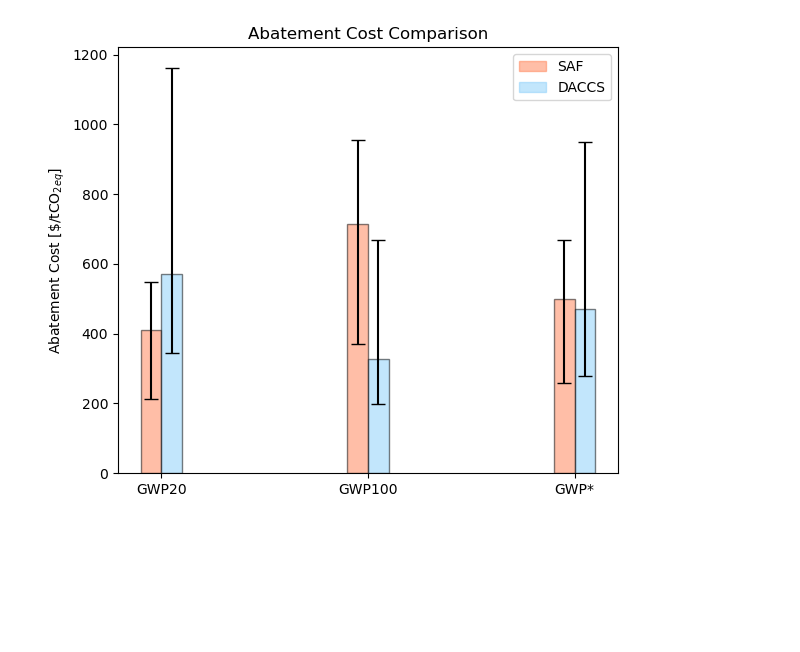
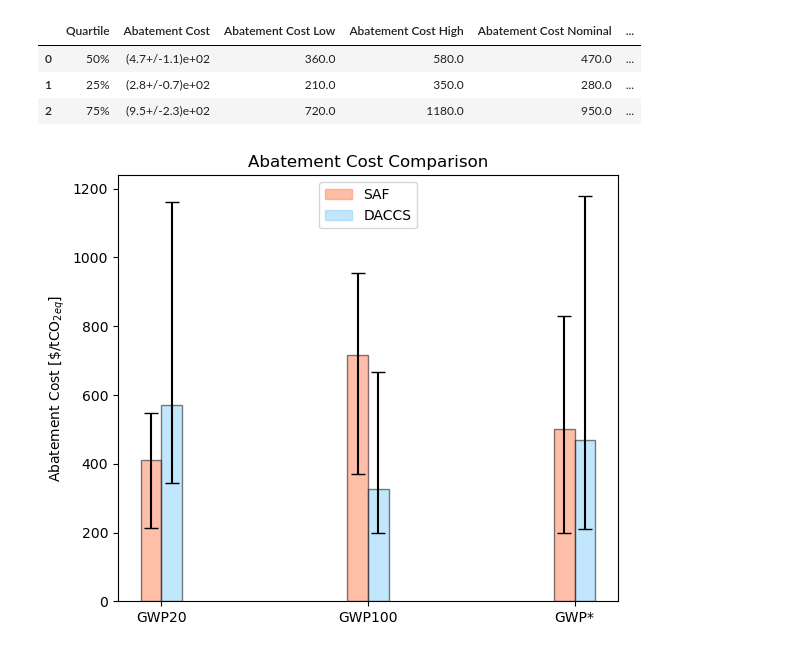
Before and after one commit to kfdsievert/DACCSvDACCU, a Jupyter notebook: code/plots.ipynb, the cells around one changed output. Drawn from its saved outputs; the diff is of its cells as text; code cells hidden in the pictures; blank space fills up the shorter version.

Commit message:
Fixed errors in Error bars for plots
1. Error bars were incorrectly calibrated.

```diff
--- a/code/plots.ipynb
+++ b/code/plots.ipynb
@@ -59,6 +59,13 @@ for df in abatement_cost_daccs_dfs.values():
 # GWP abatement cost dfs are those that don't have GWP* in the name
 gwp_abatement_cost_saf_dfs = {k: v for k, v in abatement_cost_saf_dfs.items() if "GWP*" not in k}
 gwp_abatement_cost_daccs_dfs = {k: v for k, v in abatement_cost_daccs_dfs.items() if "GWP*" not in k}
+# %%
+abatement_cost_gwp_star_daccs
+# %% [output]
+|  | Quartile | Abatement Cost | Abatement Cost Low | Abatement Cost High | Abatement Cost Nominal | ... |
+| 0 | 50% | (4.7+/-1.1)e+02 | 360.0 | 580.0 | 470.0 | ... |
+| 1 | 25% | (2.8+/-0.7)e+02 | 210.0 | 350.0 | 280.0 | ... |
+| 2 | 75% | (9.5+/-2.3)e+02 | 720.0 | 1180.0 | 950.0 | ... |
 # %%
 # Create figure and axis
 fig, ax = plt.subplots(figsize=(6, 5))  # Adjusted width for additional bars
@@ -83,7 +90,7 @@ for i, (df_name, df) in enumerate(gwp_abatement_cost_saf_dfs.items()):
     )
     # Add error bars
     ax.errorbar(
-        x_position, median_cost, yerr=[[median_cost - lower_cost], [upper_cost - median_cost]],
+        x_position, median_cost, yerr=[[median_cost-lower_cost], [upper_cost - median_cost]],
         color='black', capsize=5, capthick=1, fmt='none'
     )
 
@@ -103,7 +110,7 @@ for i, (df_name, df) in enumerate(gwp_abatement_cost_daccs_dfs.items()):
     )
     # Add error bars
     ax.errorbar(
-        x_position, median_cost, yerr=[[median_cost - lower_cost], [upper_cost - median_cost]],
+        x_position, median_cost, yerr=[[median_cost- lower_cost], [upper_cost-median_cost]],
         color='black', capsize=5, capthick=1, fmt='none'
     )
 
@@ -111,8 +118,8 @@ for i, (df_name, df) in enumerate(gwp_abatement_cost_daccs_dfs.items()):
 x_position = len(gwp_abatement_cost_saf_dfs)
 abatement_cost_gwp_star_saf.set_index("Quartile", inplace=True)
 median_cost = abatement_cost_gwp_star_saf.loc["50%", "Abatement Cost Nominal"]
-lower_cost = abatement_cost_gwp_star_saf.loc["25%", "Abatement Cost Nominal"]
-upper_cost = abatement_cost_gwp_star_saf.loc["75%", "Abatement Cost Nominal"]
+lower_cost = abatement_cost_gwp_star_saf.loc["25%", "Abatement Cost Low"]
+upper_cost = abatement_cost_gwp_star_saf.loc["75%", "Abatement Cost High"]
 
 ax.bar(
     x_position, median_cost, bar_width, color=color_saf, alpha=0.5, edgecolor='black'
@@ -126,35 +133,35 @@ ax.errorbar(
 abatement_cost_gwp_star_daccs.set_index("Quartile", inplace=True)
 x_position = len(gwp_abatement_cost_saf_dfs) + bar_width
 median_cost = abatement_cost_gwp_star_daccs.loc["50%", "Abatement Cost Nominal"]
-lower_cost = abatement_cost_gwp_star_daccs.loc["25%", "Abatement Cost Nominal"]
-upper_cost = abatement_cost_gwp_star_daccs.loc["75%", "Abatement Cost Nominal"]
+lower_cost = abatement_cost_gwp_star_daccs.loc["25%", "Abatement Cost Low"]
+upper_cost = abatement_cost_gwp_star_daccs.loc["75%", "Abatement Cost High"]
 
 ax.bar(
     x_position, median_cost, bar_width, color=color_daccs, alpha=0.5, edgecolor='black'
 )
 ax.errorbar(
     x_position, median_cost, yerr=[[median_cost - lower_cost], [upper_cost - median_cost]],
     color='black', capsize=5, capthick=1, fmt='none'
 )
 
 # Customize plot
 ax.set_xticks(list(range(len(gwp_abatement_cost_saf_dfs))) + [len(gwp_abatement_cost_saf_dfs)])
 xtick_labels = list(gwp_abatement_cost_saf_dfs.keys()) + ["GWP*"]
 ax.set_xticks([x + bar_width / 2 for x in range(len(xtick_labels))])  # Center ticks
 ax.set_xticklabels(xtick_labels)
 ax.set_ylabel(r"Abatement Cost [\$/tCO$_{2eq}$]")
 ax.set_title("Abatement Cost Comparison")
 ax.set_ylim(bottom=0)
 
 # Add legend
 custom_legend = [
     Patch(color=color_saf, alpha=0.5, edgecolor='black', label="SAF"),
     Patch(color=color_daccs, alpha=0.5, edgecolor='black', label="DACCS"),
 ]
-ax.legend(handles=custom_legend)
+ax.legend(handles=custom_legend, loc='upper center')
 
 # Adjust layout and show plot
 plt.tight_layout()
 plt.show()
 # %% [output]
-[figure, old version]
+[figure, new version]
```
